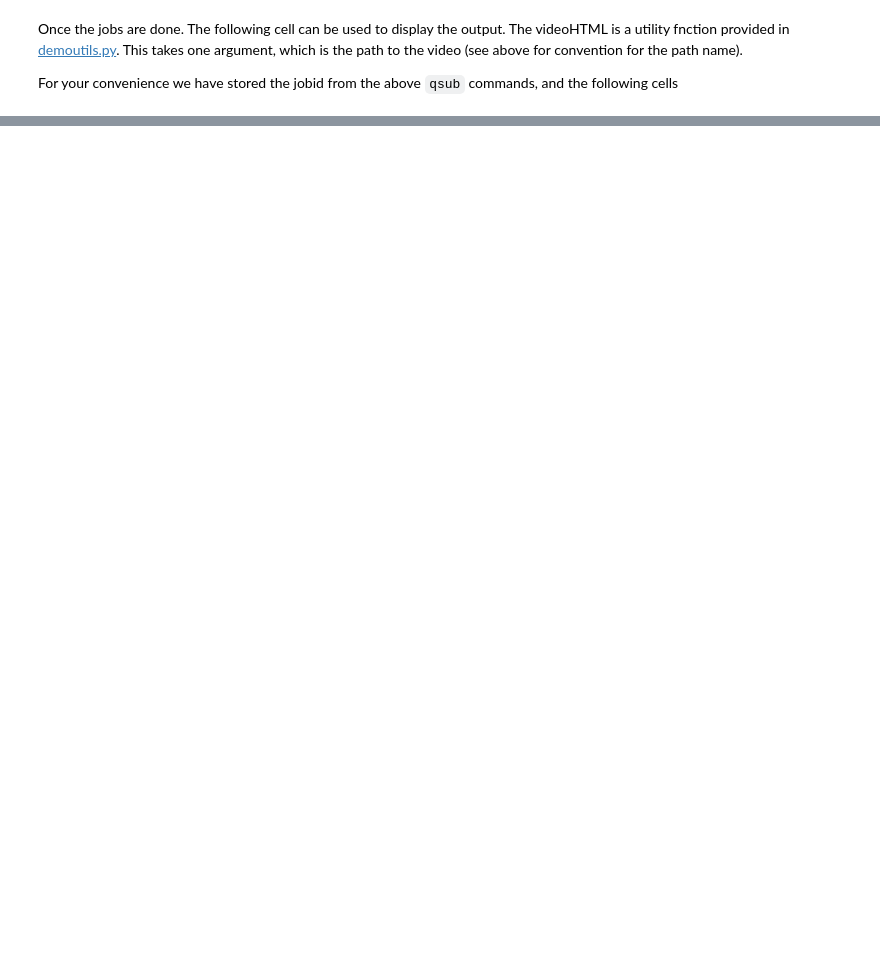
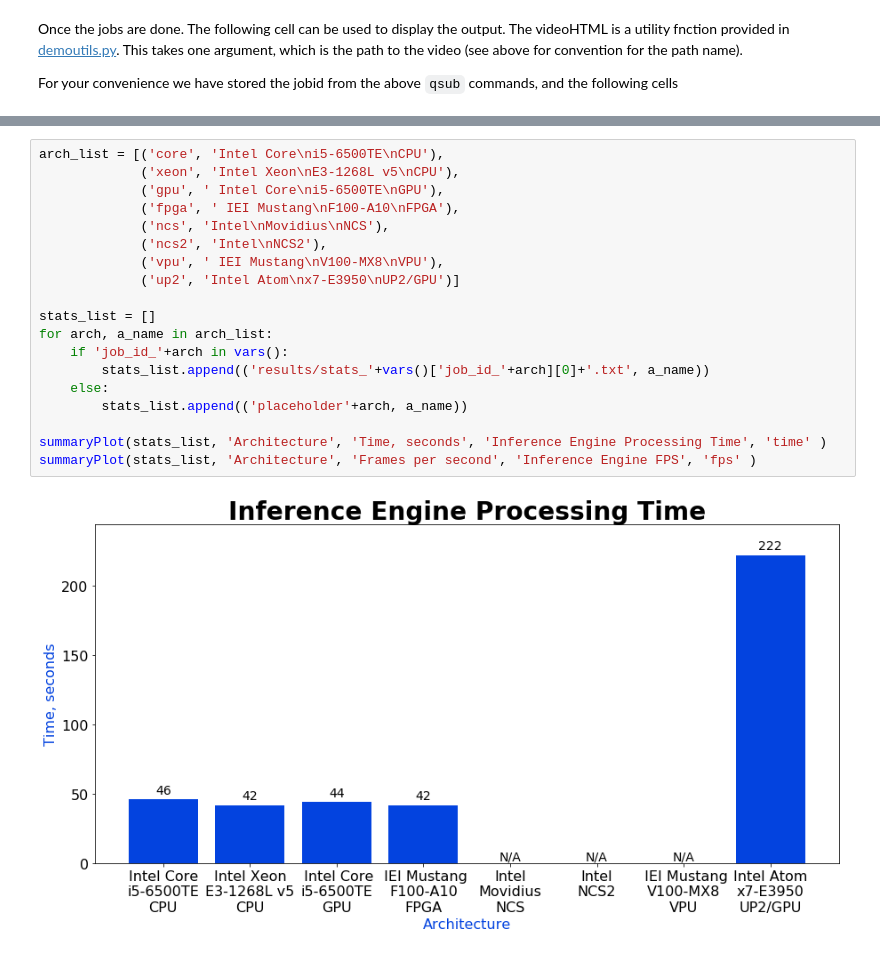
Before and after one commit to jlee17/iot-devcloud, a Jupyter notebook: cpp/interactive_face_detection_demo/FaceDetectionDemo.ipynb, the cells around one changed output, grey strips where cells are left out. Drawn from its saved outputs; the diff is of its cells as text; blank space fills up the shorter version.

Commit message:
update summary plot , add support for all architectures available

```diff
--- a/cpp/interactive_face_detection_demo/FaceDetectionDemo.ipynb
+++ b/cpp/interactive_face_detection_demo/FaceDetectionDemo.ipynb
@@ -213,0 +355,21 @@ summaryPlot({'results/core/stats.txt':'Core', 'results/xeon/stats.txt':'Xeon', '
+# %%
+arch_list = [('core', 'Intel Core\ni5-6500TE\nCPU'),
+             ('xeon', 'Intel Xeon\nE3-1268L v5\nCPU'),
+             ('gpu', ' Intel Core\ni5-6500TE\nGPU'),
+             ('fpga', ' IEI Mustang\nF100-A10\nFPGA'),
+             ('ncs', 'Intel\nMovidius\nNCS'),
+             ('ncs2', 'Intel\nNCS2'),
+             ('vpu', ' IEI Mustang\nV100-MX8\nVPU'),
+             ('up2', 'Intel Atom\nx7-E3950\nUP2/GPU')]
+
+stats_list = []
+for arch, a_name in arch_list:
+    if 'job_id_'+arch in vars():
+        stats_list.append(('results/stats_'+vars()['job_id_'+arch][0]+'.txt', a_name))
+    else:
+        stats_list.append(('placeholder'+arch, a_name))
+
+summaryPlot(stats_list, 'Architecture', 'Time, seconds', 'Inference Engine Processing Time', 'time' )
+summaryPlot(stats_list, 'Architecture', 'Frames per second', 'Inference Engine FPS', 'fps' )
+# %% [output]
+[figure, added]
```
Also changed, not shown: parts of 38 cells of this notebook, 1 other file.
